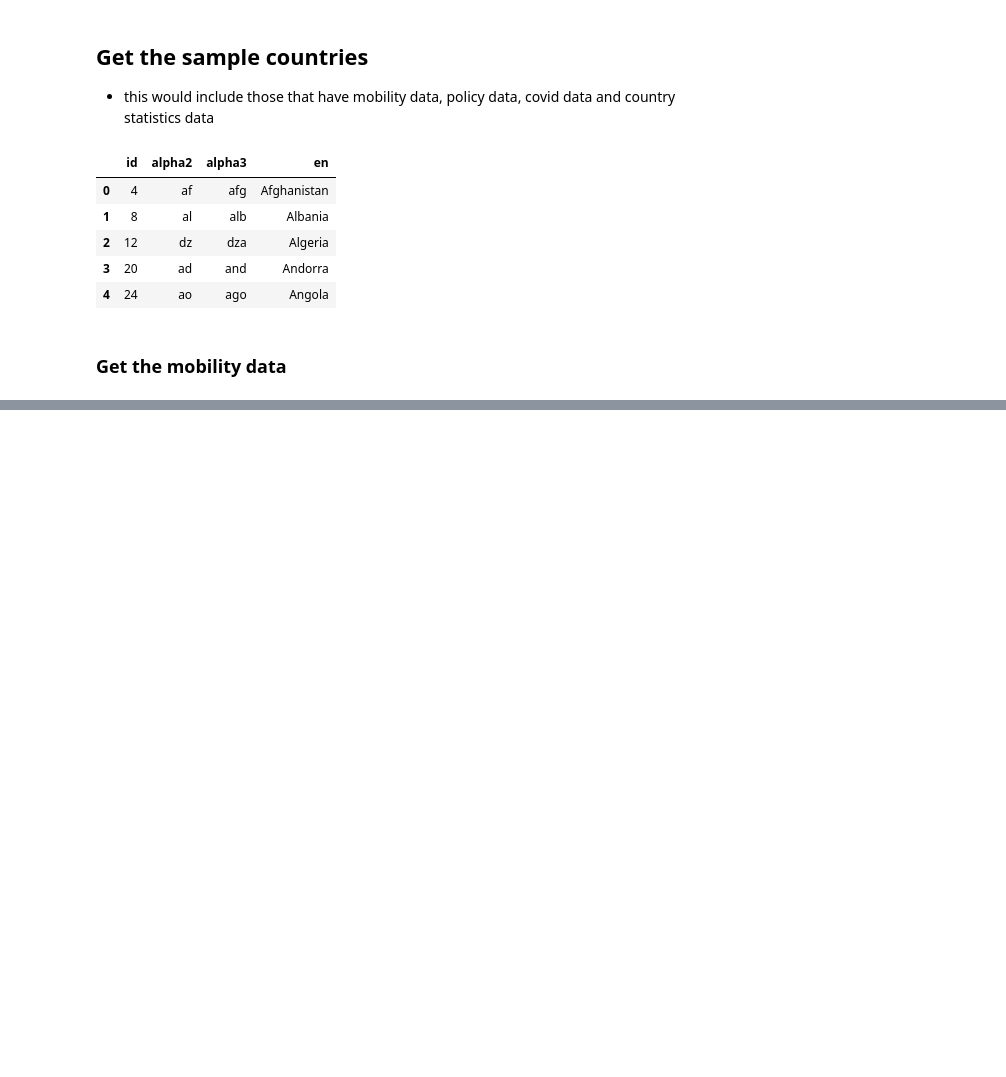
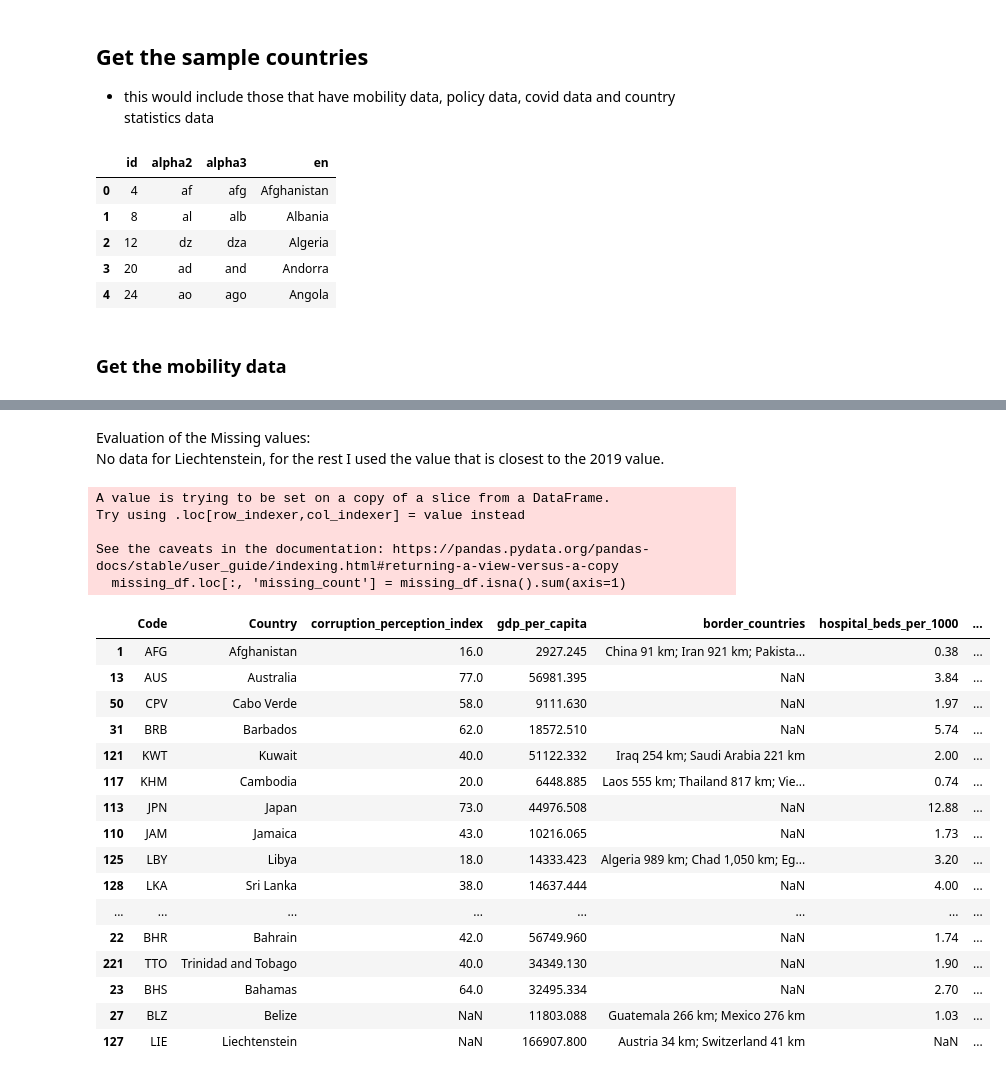
Before and after one commit to biogear13/country-factors-mobility, a Jupyter notebook: data_cleaning_and_feature_selection.ipynb, the cells around one changed output, grey strips where cells are left out. Cells and saved outputs as stored; diff of their text form; code cells hidden in the pictures; blank space fills up the shorter version.

Commit message:
Continued with the data cleaning

```diff
--- a/data_cleaning_and_feature_selection.ipynb
+++ b/data_cleaning_and_feature_selection.ipynb
@@ -187,0 +667,15 @@ countries_in_mob = filtered[['country_region_code', 'country_region']].drop_dupl
+# %%
+# Drop the id and code2 columns
+country_stat = country_stat.drop(columns = ['id', 'code2'], axis = 1)
+# %%
+# Create a Country and Code of the country stat
+cs_df = country_stat[['Code']].drop_duplicates()
+
+# Get the intersection of np_df and the countries_in_mob
+study_sample = pd.merge(
+    study_sample,
+    cs_df,
+    how = 'inner',
+    on = ['Code'])
+
+print(study_sample.sort_values(by = 'Country'))
@@ -187,0 +697,3 @@ countries_in_mob = filtered[['country_region_code', 'country_region']].drop_dupl
+# %%
+country_stat = country_stat[country_stat['Code'].isin(study_sample['Code'])]
+eval_df(country_stat)
@@ -187,0 +718,51 @@ countries_in_mob = filtered[['country_region_code', 'country_region']].drop_dupl
+# %%
+columns_w_missing = [
+    'Code',
+    'Country',
+    'corruption_perception_index',
+    'gdp_per_capita',
+    'border_countries',
+    'hospital_beds_per_1000',
+    'unemployment',
+    'political_regime',
+    'gini_index',
+    'poverty'
+]
+# %% [markdown]
+Evaluation of the Missing values:
+No data for Liechtenstein, for the rest I used the value that is closest to the 2019 value.
+# %%
+# Create a copy to explore missing data safely
+missing_df = country_stat[columns_w_missing]
+
+# Add a column to count missing values per country
+missing_df.loc[:, 'missing_count'] = missing_df.isna().sum(axis=1)
+
+# Filter only countries with at least one missing value and sort by the number of missing entries
+missing_df = missing_df[missing_df['missing_count'] > 0].sort_values(by='missing_count', ascending=True)
+
+# Display in a scrollable format (useful for large result sets)
+missing_df
+# %% [output]
+A value is trying to be set on a copy of a slice from a DataFrame.
+Try using .loc[row_indexer,col_indexer] = value instead
+
+See the caveats in the documentation: https://pandas.pydata.org/pandas-docs/stable/user_guide/indexing.html#returning-a-view-versus-a-copy
+  missing_df.loc[:, 'missing_count'] = missing_df.isna().sum(axis=1)
+|  | Code | Country | corruption_perception_index | gdp_per_capita | border_countries | hospital_beds_per_1000 | ... |
+| 1 | AFG | Afghanistan | 16.0 | 2927.245 | China 91 km; Iran 921 km; Pakista... | 0.38 | ... |
+| 13 | AUS | Australia | 77.0 | 56981.395 | NaN | 3.84 | ... |
+| 50 | CPV | Cabo Verde | 58.0 | 9111.630 | NaN | 1.97 | ... |
+| 31 | BRB | Barbados | 62.0 | 18572.510 | NaN | 5.74 | ... |
+| 121 | KWT | Kuwait | 40.0 | 51122.332 | Iraq 254 km; Saudi Arabia 221 km | 2.00 | ... |
+| 117 | KHM | Cambodia | 20.0 | 6448.885 | Laos 555 km; Thailand 817 km; Vie... | 0.74 | ... |
+| 113 | JPN | Japan | 73.0 | 44976.508 | NaN | 12.88 | ... |
+| 110 | JAM | Jamaica | 43.0 | 10216.065 | NaN | 1.73 | ... |
+| 125 | LBY | Libya | 18.0 | 14333.423 | Algeria 989 km; Chad 1,050 km; Eg... | 3.20 | ... |
+| 128 | LKA | Sri Lanka | 38.0 | 14637.444 | NaN | 4.00 | ... |
+| ... | ... | ... | ... | ... | ... | ... | ... |
+| 22 | BHR | Bahrain | 42.0 | 56749.960 | NaN | 1.74 | ... |
+| 221 | TTO | Trinidad and Tobago | 40.0 | 34349.130 | NaN | 1.90 | ... |
+| 23 | BHS | Bahamas | 64.0 | 32495.334 | NaN | 2.70 | ... |
+| 27 | BLZ | Belize | NaN | 11803.088 | Guatemala 266 km; Mexico 276 km | 1.03 | ... |
+| 127 | LIE | Liechtenstein | NaN | 166907.800 | Austria 34 km; Switzerland 41 km | NaN | ... |
```
Also changed, not shown: parts of 40 cells of this notebook, 11 other files.
